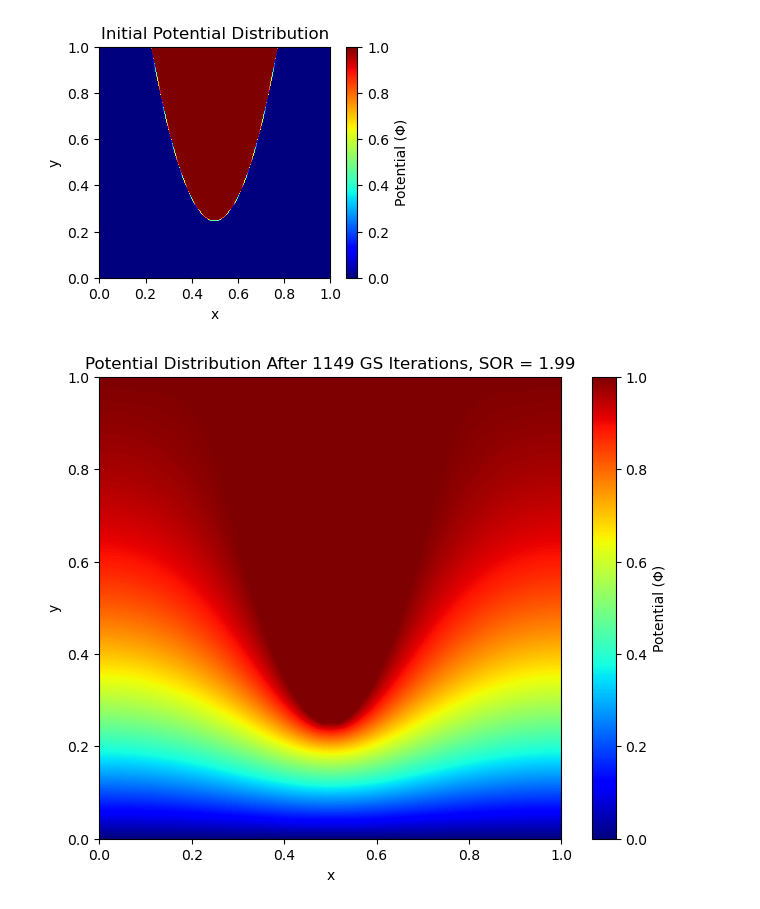
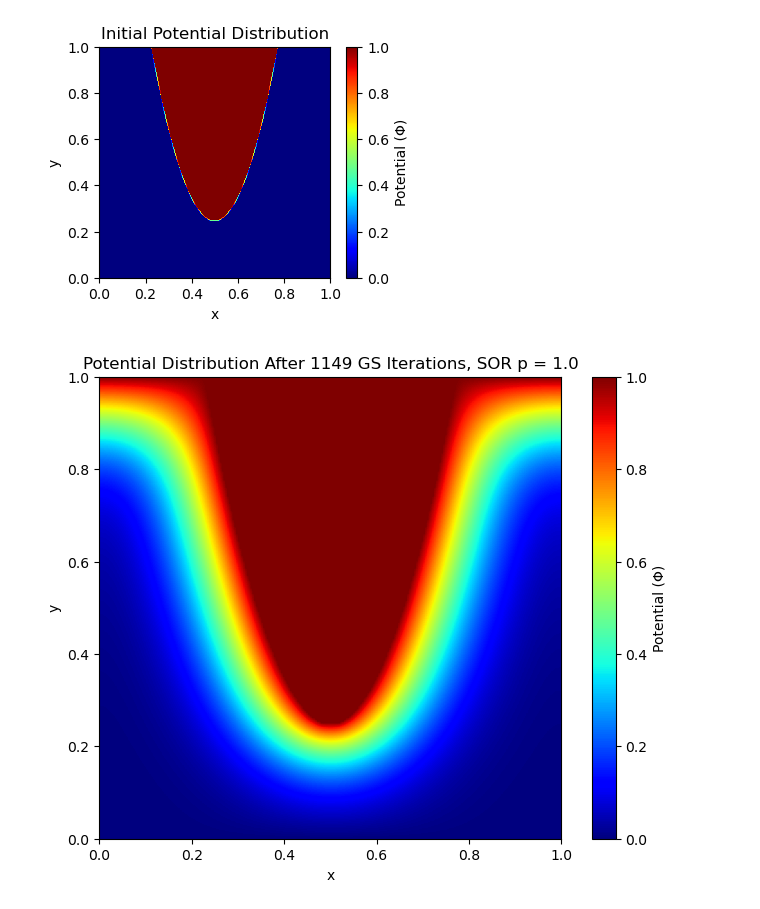
Before and after one commit to SoumyajeetMazumdar/CQMPP, a Jupyter notebook: #6/part1_1.ipynb, the cells around one changed output. Drawn from its saved outputs; the diff is of its cells as text; code cells hidden in the pictures.

```diff
--- a/#6/part1_1.ipynb
+++ b/#6/part1_1.ipynb
@@ -135,11 +140,15 @@ def GaussSeidel_and_Residuums(p,tol, max_iter):
     plt.show()
 
     return counters, residuums
-# %%
-p=1.99
-tol=1e-4
-max_iter=1500
-counter_arr, residuum_arr = GaussSeidel_and_Residuums(p, tol, max_iter)
-# %% [output]
-[figure, removed]
+# %%
+# parameters as given in the question.
+p=1.00
+tol=1e-4
+max_iter=1149 # run limit if convergence fails
+counter_arr, residuum_arr = GaussSeidel_and_Residuums(p, tol, max_iter)
+
+# save residuum-arr locally for plots later
+np.save("residuum-arr-gs.npy", residuum_arr)
+# %% [output]
+[figure, added]
 # %%
```
Also changed, not shown: parts of 2 cells of this notebook, 3 other files.
